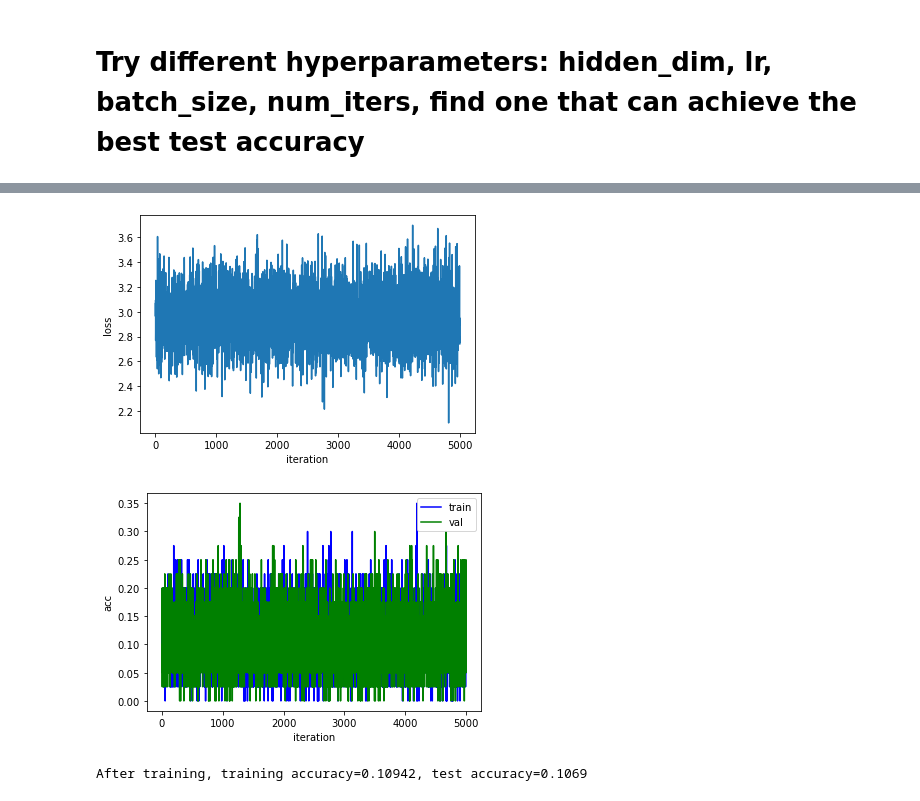
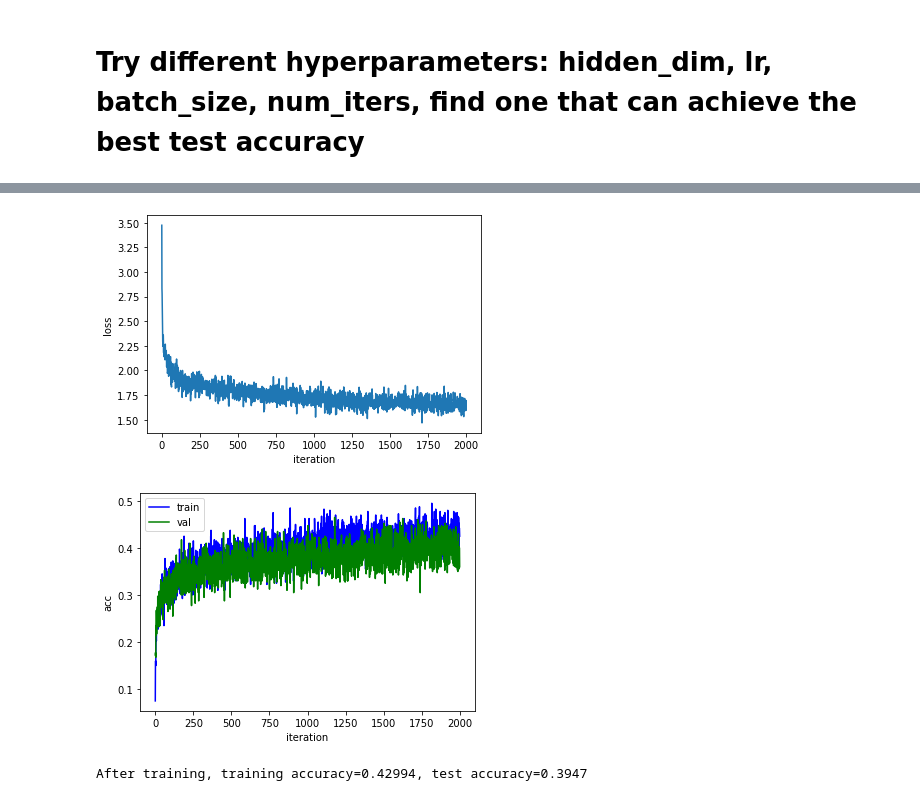
Before and after one commit to pranalip93/AI_FullyConnectedCNN_network, a Jupyter notebook: 1_Fully_Connected_Neural_Network_and_SGD.ipynb, the cells around one changed output, grey strips where cells are left out. Cells and saved outputs as stored; diff of their text form; code cells hidden in the pictures.

```diff
--- a/1_Fully_Connected_Neural_Network_and_SGD.ipynb
+++ b/1_Fully_Connected_Neural_Network_and_SGD.ipynb
@@ -47,31 +51,11 @@ class FullyConnectedNet():
         scores: 2D numpy array of shape (batch_size, num_classes)
         cache: a tuple of numpy arrays, used for backward pass
     """
-############################Write your code in this block (20 points)#####################
-    # Unpack variables from the params dictionary
-    W1, b1 = self.params['W1'], self.params['b1']
-    W2, b2 = self.params['W2'], self.params['b2']
-    N, D = x.shape
+    ############################Write your code in this block (20 points)#####################
 
-    # Compute the forward pass
-    scores = None
 
-    Z1 = x.dot(W1) + b1
-    A1 = np.maximum(0, Z1)
 
-    Z2 = A1.dot(W2) + b2
-    A2 = Z2
 
-    scores = A2
-
-    # Compute the loss
-    cache = None
-    scores -= np.max(scores, axis=1,keepdims=True)
-
-    scores_e = np.exp(scores)
-
-    cache = np.sum(-1  + np.log(np.sum(scores_e))) / N
-    cache += 0.5 * (np.sum(W1 * W1) + np.sum(W2 * W2))
 
     #################################End of your code#########################################
     return scores, cache
@@ -88,16 +72,13 @@ class FullyConnectedNet():
         update self.grads['W1'], self.grads['b1'], self.grads['W2'], self.grads['b2']
     """
     #############################Write your code in this block (30 points)######################
-    grads={}
-    cache = cache + 0.5 * np.sum(self.params['W1'] * self.params['W1']) + 0.5 * np.sum(self.params['W2'] * self.params['W2'])
 
-    self.grads['W2'] += self.params['W2']
-    self.grads['b2'] += self.params['b2']
 
-    self.grads['W1'] +=self.params['W1']
-    self.grads['b1'] +=self.params['b1']
+
+
+
     ##################################End of your code##########################################
-    return cache, self.grads
+    return
 # %%
 # The Cross Entropy Loss has been implemented for you
 def cross_entropy_loss(scores, y, eps=1e-8):
@@ -253,11 +237,11 @@ After training, training accuracy=0.1023, test accuracy=0.1042
 # %%
 ###############Modify these hyperparameters and find the best ones (20 points)##################
 ###############You can write a loop to search for the best parameters if your want##############
-hidden_dim = 20
+hidden_dim = 200
 alpha = 1e-2
 beta = 0
-batch_size = 40
-num_iters = 5000
+batch_size = 400
+num_iters = 2000
 #################################################################################################
 
 model = FullyConnectedNet(hidden_dim=hidden_dim)
@@ -325,3 +309,3 @@ print(f'After training, training accuracy={acc_train}, test accuracy={acc_test}'
-[figure, old version]
+[figure, new version]
-[figure, old version]
+[figure, new version]
-After training, training accuracy=0.10942, test accuracy=0.1069
+After training, training accuracy=0.42994, test accuracy=0.3947
```
Also changed, not shown: parts of 7 cells of this notebook.
